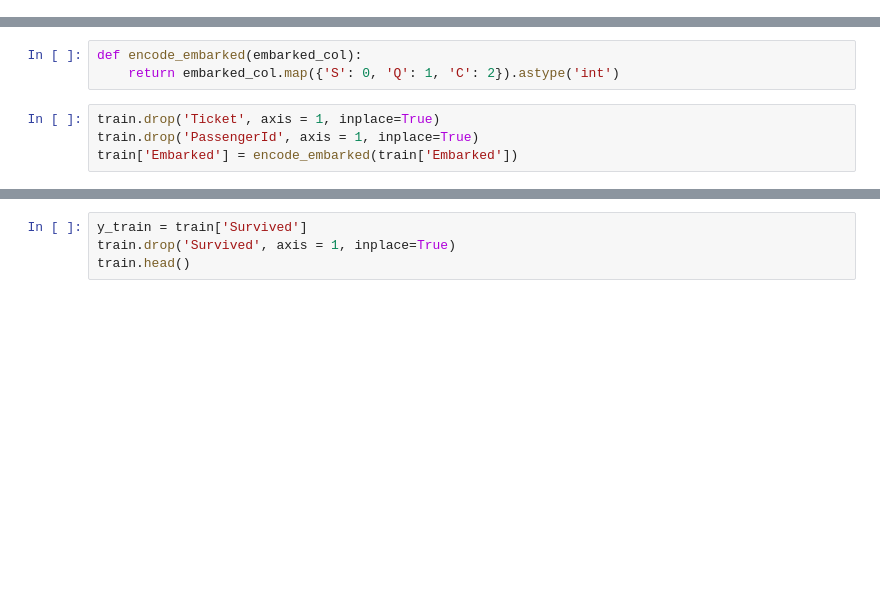
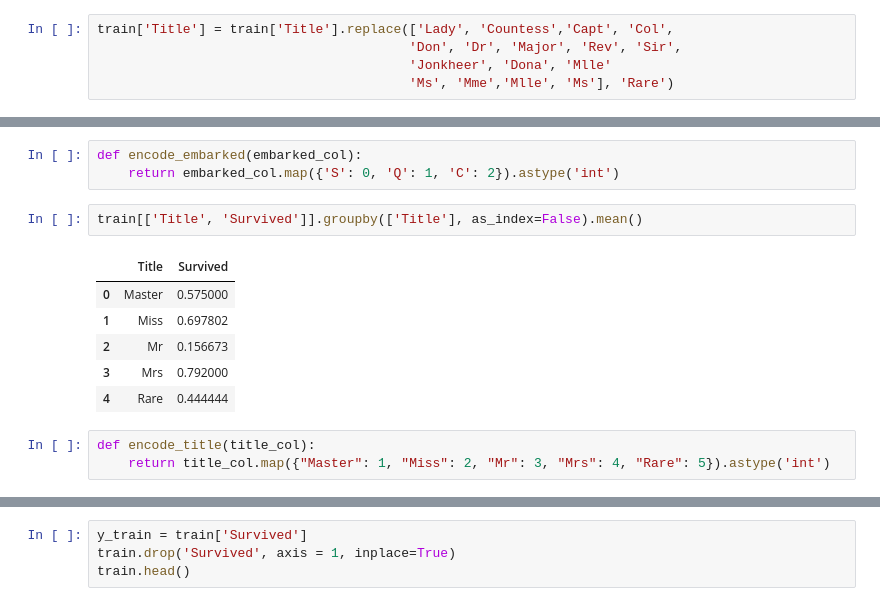
Before and after one commit to luisuzai/Titanic_Survivor, a Jupyter notebook: kernel.ipynb, the cells around one changed output, grey strips where cells are left out. Saved outputs shown, nothing was run; the diff lists cells and outputs as text; blank space fills up the shorter version.

```diff
--- a/kernel.ipynb
+++ b/kernel.ipynb
@@ -244,0 +269,5 @@ train['Alone'] = construct_alone_col(train['Parch'], train['SibSp'])
+# %%
+train['Title'] = train['Title'].replace(['Lady', 'Countess','Capt', 'Col',
+                                        'Don', 'Dr', 'Major', 'Rev', 'Sir',
+                                        'Jonkheer', 'Dona', 'Mlle'
+                                        'Ms', 'Mme','Mlle', 'Ms'], 'Rare')
@@ -256,7 +285,15 @@ train.head()
 # %%
 def encode_embarked(embarked_col):
     return embarked_col.map({'S': 0, 'Q': 1, 'C': 2}).astype('int')
-# %%
-train.drop('Ticket', axis = 1, inplace=True)
-train.drop('PassengerId', axis = 1, inplace=True)
-train['Embarked'] = encode_embarked(train['Embarked'])
+# %%
+train[['Title', 'Survived']].groupby(['Title'], as_index=False).mean()
+# %% [output]
+|  | Title | Survived |
+| 0 | Master | 0.575000 |
+| 1 | Miss | 0.697802 |
+| 2 | Mr | 0.156673 |
+| 3 | Mrs | 0.792000 |
+| 4 | Rare | 0.444444 |
+# %%
+def encode_title(title_col):
+    return title_col.map({"Master": 1, "Miss": 2, "Mr": 3, "Mrs": 4, "Rare": 5}).astype('int')
```
Also changed, not shown: parts of 12 cells of this notebook.
